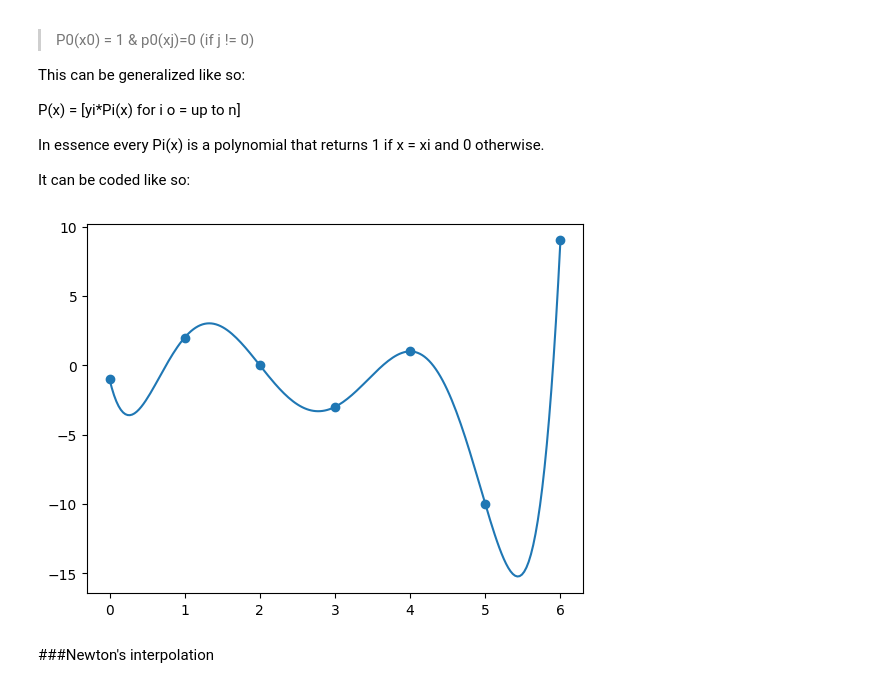
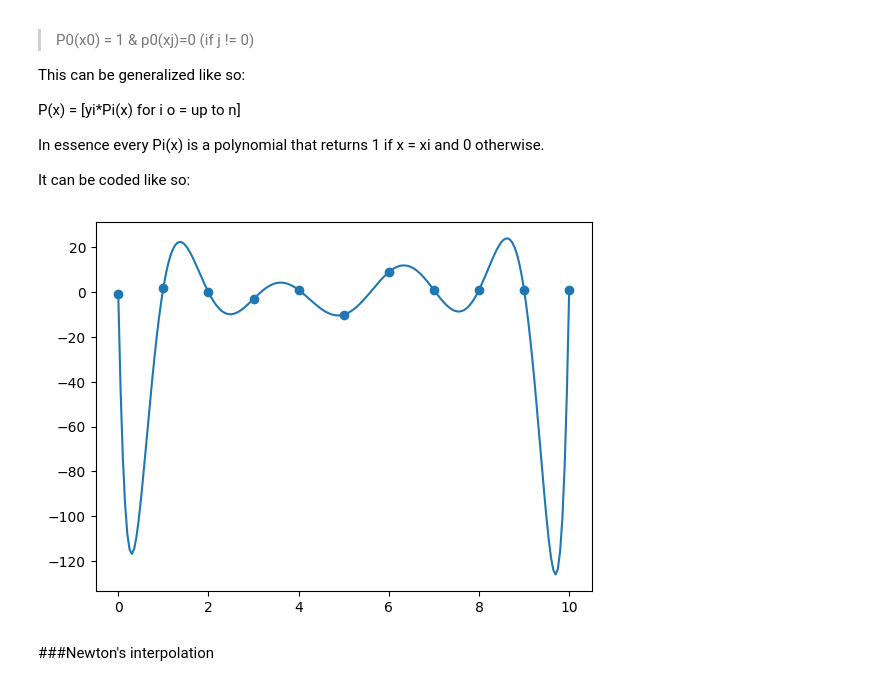
Before and after one commit to jcv00036/amn_p, a Jupyter notebook: Notebook.ipynb, the cells around one changed output. Cells and saved outputs as stored; diff of their text form; code cells hidden in the pictures.

```diff
--- a/Notebook.ipynb
+++ b/Notebook.ipynb
@@ -699,21 +699,21 @@ def lagrangeInterpolation(t,x,y):
     sum += term #this is the sums that return the final result of the summatory
   return sum
 # %%
-x = [0,1,2,3,4,5,6]
-y = [-1,2,0,-3,1,-10,9]
+x = [0,1,2,3,4,5,6,7,8,9,10]
+y = [-1,2,0,-3,1,-10,9,1,1,1,1]
 
 t = np.linspace(x[0],x[len(x)-1],200)
 
 def p(t):
   return lagrangeInterpolation(t,x,y);
 
 fig, ax = plt.subplots() #this defines a tuple because the function returns the figure(container where you draw things), and the axis
 ax.scatter(x,y)
 ax.plot(t,p(t)) #plot t versus pol
 
 plt.show()
 # %% [output]
-[figure, old version]
+[figure, new version]
 # %% [markdown]
 ###Newton's interpolation
 # %% [markdown]
```
Also changed, not shown: parts of 8 cells of this notebook.
